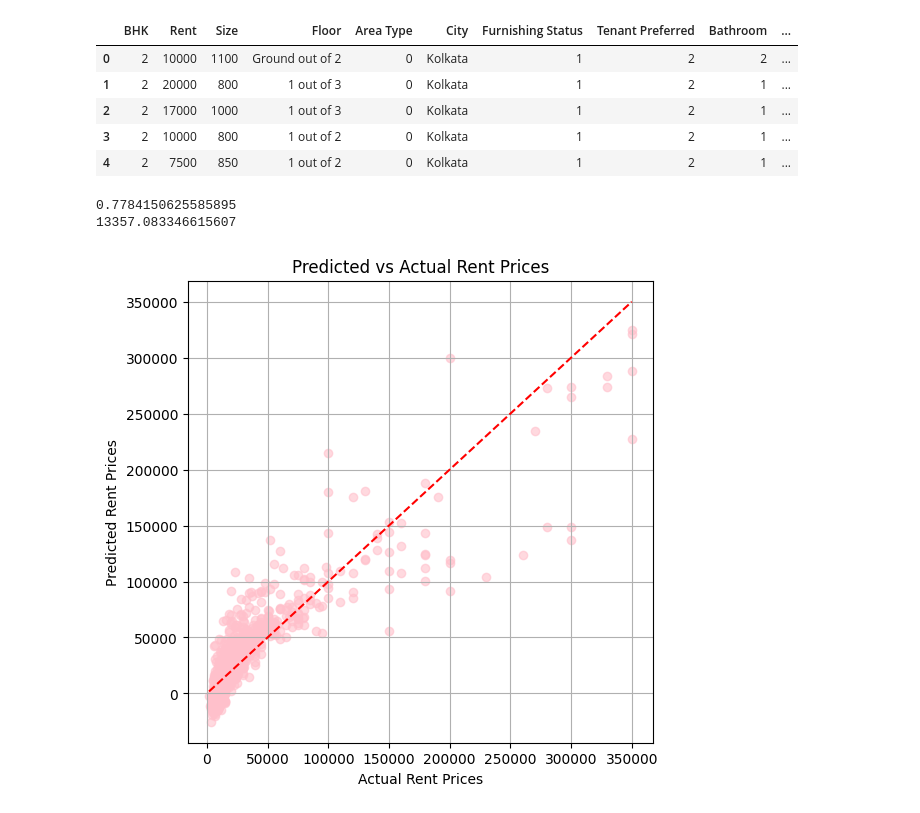
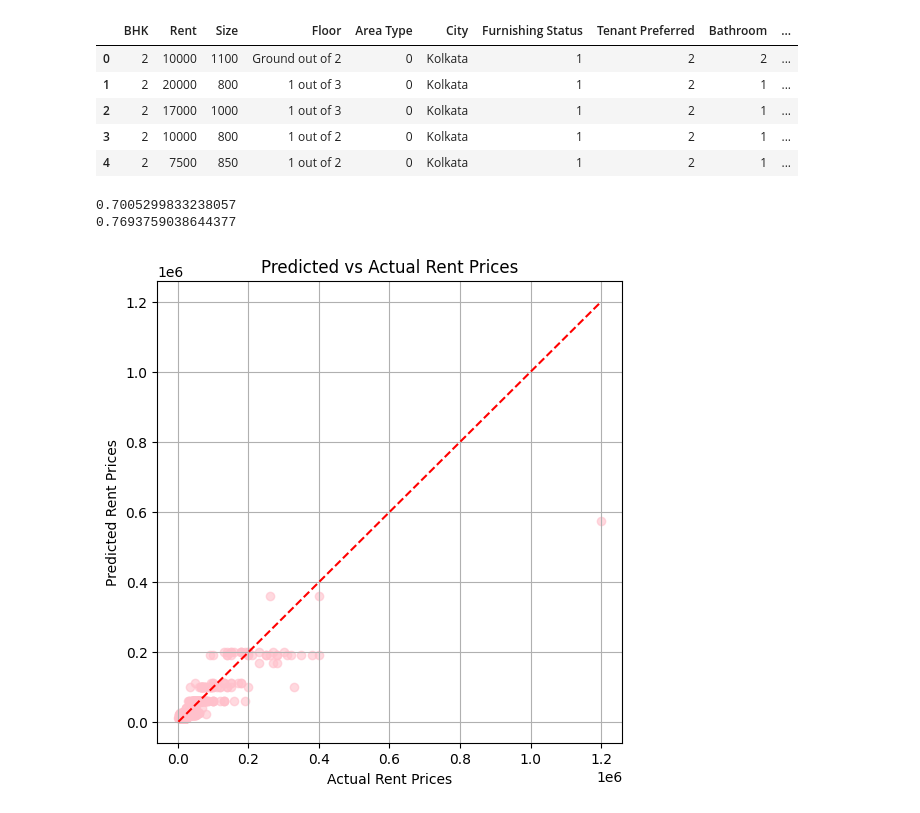
Before and after one commit to blnalexandra/Rent-Predictor, a Jupyter notebook: rent.ipynb, the cells around one changed output. Saved outputs shown, nothing was run; the diff lists cells and outputs as text; code cells hidden in the pictures.

```diff
--- a/rent.ipynb
+++ b/rent.ipynb
@@ -56,8 +56,6 @@ plt.ylabel("Rent")
 plt.show()
 # %% [output]
 [figure]
-# %%
-df = df[df["Rent"] < 500000]
 # %%
 from sklearn.preprocessing import LabelEncoder
 encoder = LabelEncoder()
@@ -92,27 +84,31 @@ X_test_scaled = scaler.transform(X_test)
 from sklearn.linear_model import LinearRegression
 
 model = LinearRegression()
-model.fit(X_train_scaled, y_train)
-y_pred = model.predict(X_test_scaled)
+model.fit(X_train, y_train)
+y_pred = model.predict(X_test)
+# %%
+from sklearn.tree import DecisionTreeRegressor
+reg = DecisionTreeRegressor(max_depth=5, random_state=42)
+reg.fit(X_train, y_train)
+y_pred2 = reg.predict(X_test)
 # %%
 from sklearn.metrics import r2_score
-from sklearn.metrics import mean_absolute_error
 
 score = r2_score(y_test, y_pred)
 print(score)
-print(mean_absolute_error(y_test, y_pred))
-#print(model.score(X_test, y_test))
+score2 = r2_score(y_test, y_pred2)
+print(score2)
 # %% [output]
-0.7784150625585895
-13357.083346615607
+0.7005299833238057
+0.7693759038644377
 # %%
 plt.figure(figsize=(6, 6))
-plt.scatter(y_test, y_pred, alpha=0.6, color='pink')
+plt.scatter(y_test, y_pred2, alpha=0.6, color='pink')
 plt.plot([y_test.min(), y_test.max()], [y_test.min(), y_test.max()], 'r--')
 plt.xlabel("Actual Rent Prices")
 plt.ylabel("Predicted Rent Prices")
 plt.title("Predicted vs Actual Rent Prices")
 plt.grid(True)
 plt.show()
 # %% [output]
-[figure, old version]
+[figure, new version]
```
Also changed, not shown: parts of 1 cell of this notebook.
